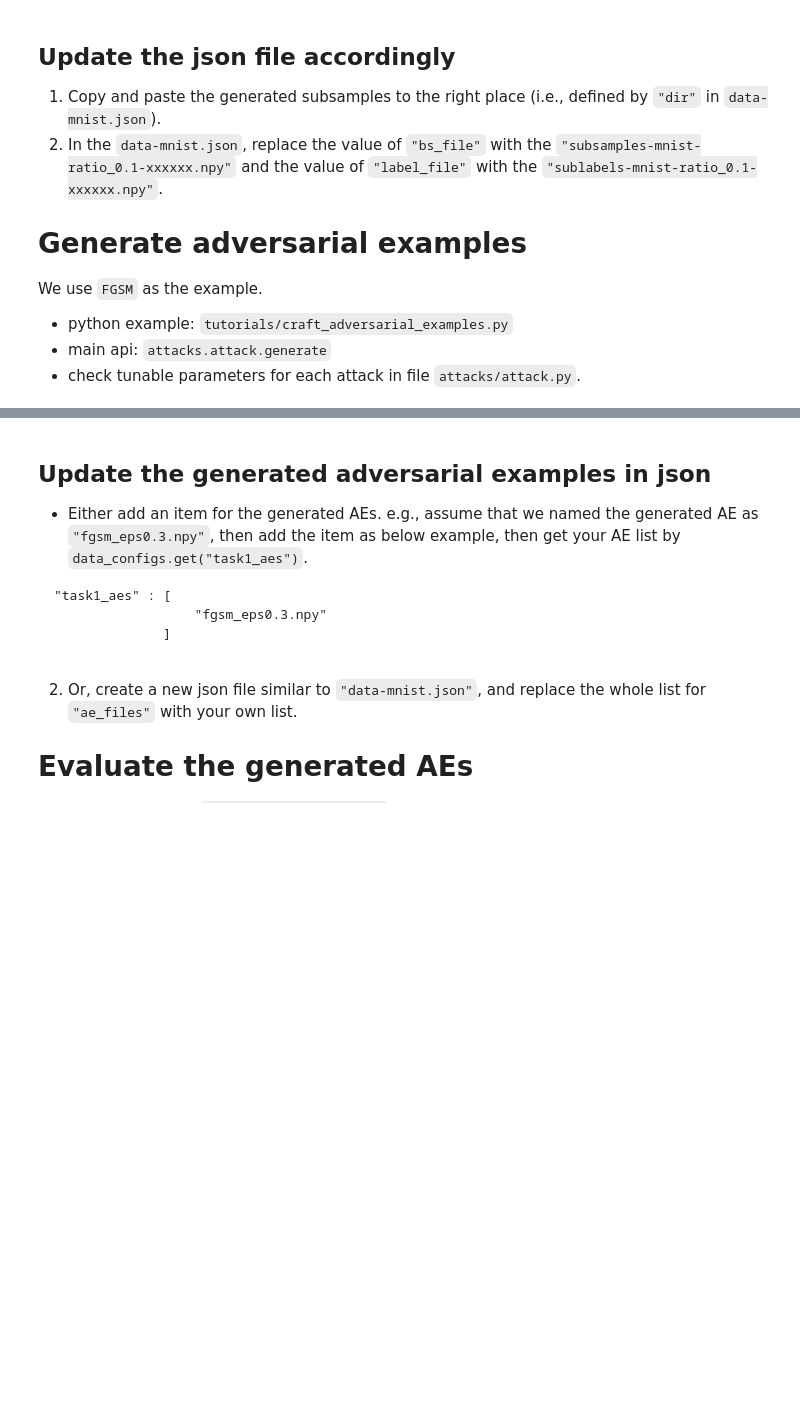
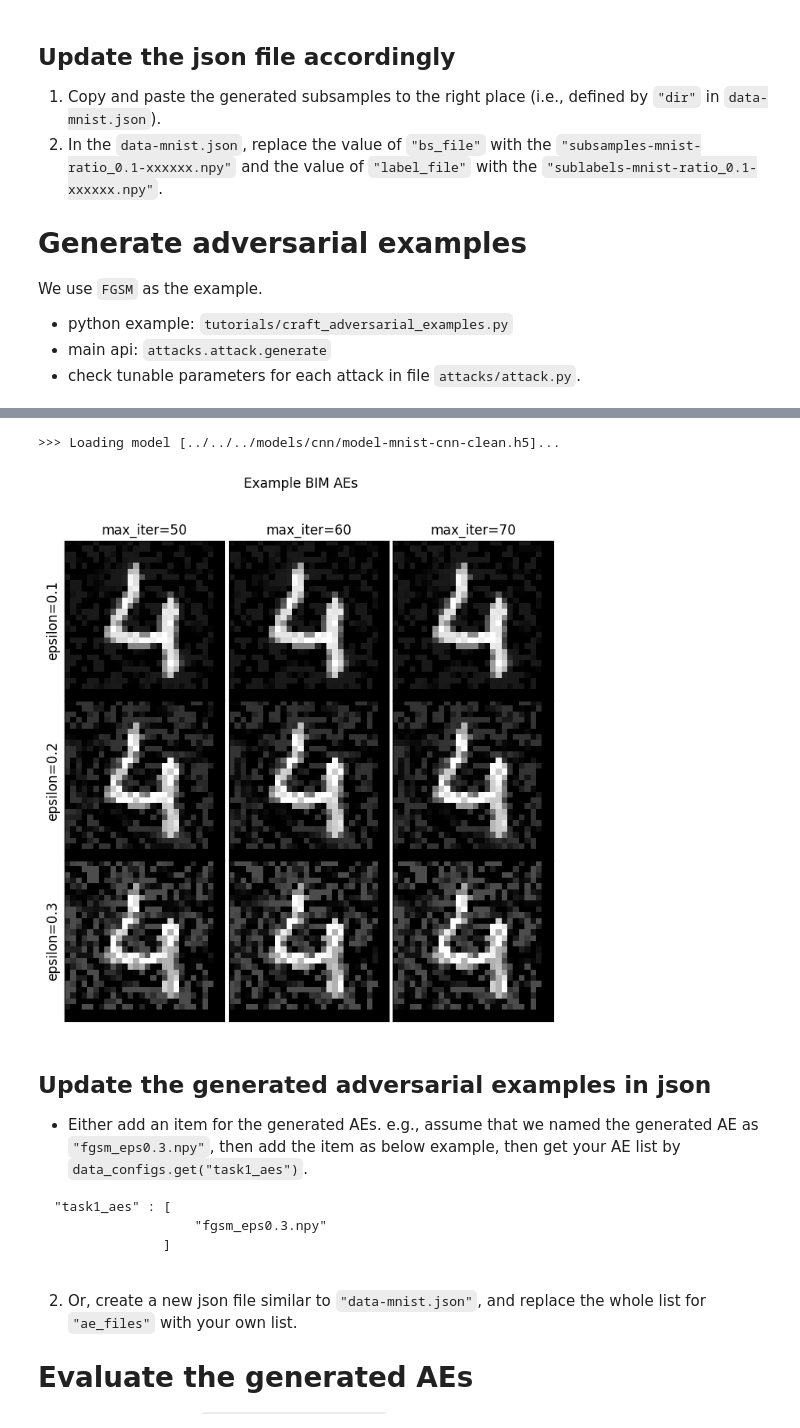
Before and after one commit to CJShearer/project-athena, a Jupyter notebook: Task1_update/scripts/cody_scripts/task_3.ipynb, the cells around one changed output, grey strips where cells are left out. Drawn from its saved outputs; the diff is of its cells as text; code cells hidden in the pictures; blank space fills up the shorter version.

```diff
--- a/Task1_update/scripts/cody_scripts/task_3.ipynb
+++ b/Task1_update/scripts/cody_scripts/task_3.ipynb
@@ -148,3 +117,69 @@ FileNotFoundError: [Errno 2] No such file or directory: '../../configs/BIM/model
+# %%
+import os
+
+%matplotlib inline
+from matplotlib import pyplot as plt
+
+# loading experiment configurations
+model_configs = load_from_json("../../configs/BIM/model-mnist.json")
+data_configs = load_from_json("../../configs/BIM/data-bim-mnist.json")
+attack_configs = load_from_json("../../configs/BIM/attack-bim-mnist.json")
+
+# load labels
+label_file = os.path.join(data_configs.get('dir'), data_configs.get('label_file'))
+labels = np.load(label_file)
+labels = np.asarray([np.argmax(p) for p in labels])
+
+# load list of AEs
+ae_list = data_configs.get('ae_files')
+
+# load the benign samples to get dimensions of images
+data_file = os.path.join(data_configs.get('dir'), data_configs.get('bs_file'))
+data_bs = np.load(data_file)
+img_rows, img_cols = data_bs.shape[1], data_bs.shape[2]
+
+# load the targeted model
+model_file = os.path.join(model_configs.get("dir"), model_configs.get("um_file"))
+model = load_lenet(file=model_file, wrap=True)
+
+fig, axs = plt.subplots(3,3,
+                        facecolor='w',
+                        figsize=(8,8), dpi=102)
+
+fig.subplots_adjust(hspace=0, wspace=0)
+
+fig.suptitle('Example BIM AEs')
+
+rows = ['epsilon={}'.format(col) for col in [0.1, 0.2, 0.3]]
+cols = ['max_iter={}'.format(row) for row in [50, 60, 70]]
+
+# set labels for columns
+for ax, col in zip(axs[0], cols):
+    ax.set_title(col)
+
+# set labels for rows
+for ax, row in zip(axs[:,0], rows):
+    ax.set_ylabel(row, rotation=90, size='large')
+
+# plot some adversarial examples and their predictions
+for ae_ind, ax in zip(range(len(ae_list)), axs.flatten()):
+    # load AE image
+    ae_file = os.path.join(data_configs.get('dir'), ae_list[ae_ind])
+    data_adv = np.load(ae_file)
+    predictions = model.predict(data_adv)
+    predictions = np.asarray([np.argmax(p) for p in predictions])
+    img = data_adv[0].reshape((img_rows, img_cols))
+    # add AE image
+    ax.imshow(img, cmap='gray')
+    # turn off useless ticks and tick labels
+    plt.setp(ax.get_xticklabels(), visible=False)
+    plt.setp(ax.get_yticklabels(), visible=False)
+    ax.tick_params(axis='both', which='both', length=0)
+
+fig.savefig('../../figures/example_BIM_AEs.png', dpi=fig.dpi, pad_inches=0, bbox_inches='tight')
+# %% [output]
+>>> Loading model [../../../models/cnn/model-mnist-cnn-clean.h5]...
+[figure, added]
 # %% [markdown]
 ## Update the generated adversarial examples in json
 
```
Also changed, not shown: parts of 5 cells of this notebook, 17 other files.
